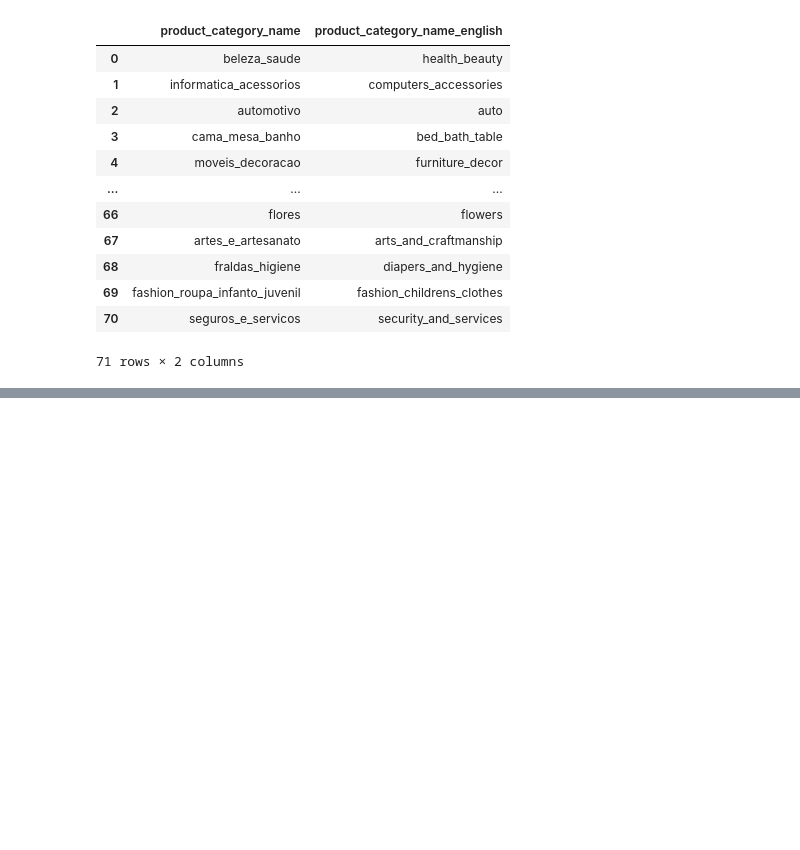
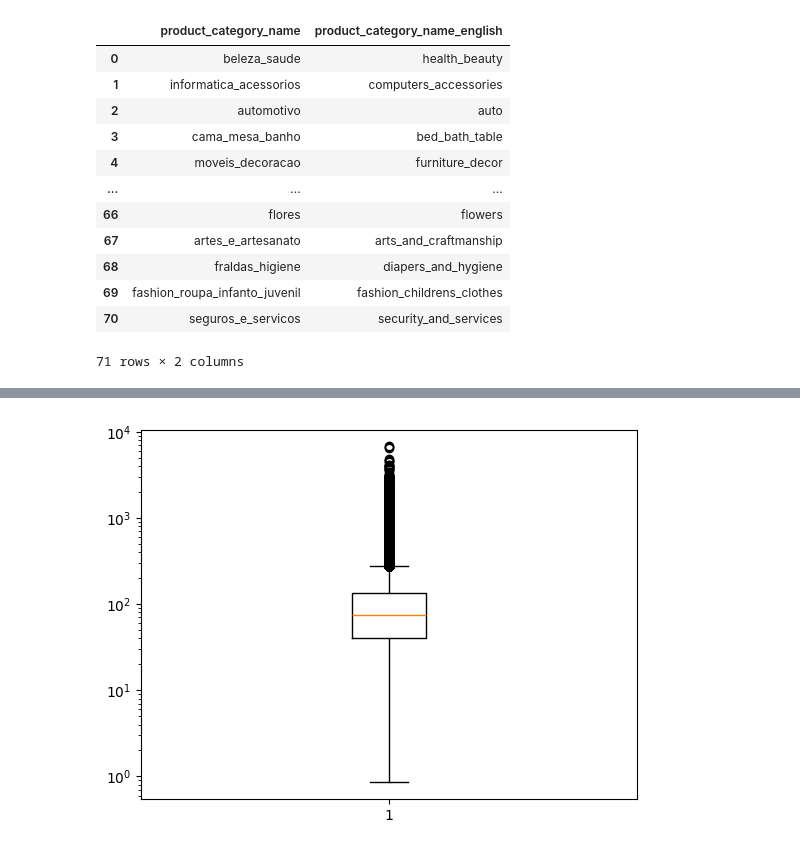
Before and after one commit to AliyarBhos/data-science-journey, a Jupyter notebook: 02_data_cleaning/Olist_data_cleaning_project.ipynb, the cells around one changed output, grey strips where cells are left out. Saved outputs shown, nothing was run; the diff lists cells and outputs as text; code cells hidden in the pictures; blank space fills up the shorter version.

```diff
--- a/02_data_cleaning/Olist_data_cleaning_project.ipynb
+++ b/02_data_cleaning/Olist_data_cleaning_project.ipynb
@@ -669,0 +1077,5 @@ df9  # No primary keys here
+# %%
+plt.boxplot(df3['price'])
+plt.yscale('log')
+# %% [output]
+[figure, added]
```
Also changed, not shown: parts of 49 cells of this notebook.
